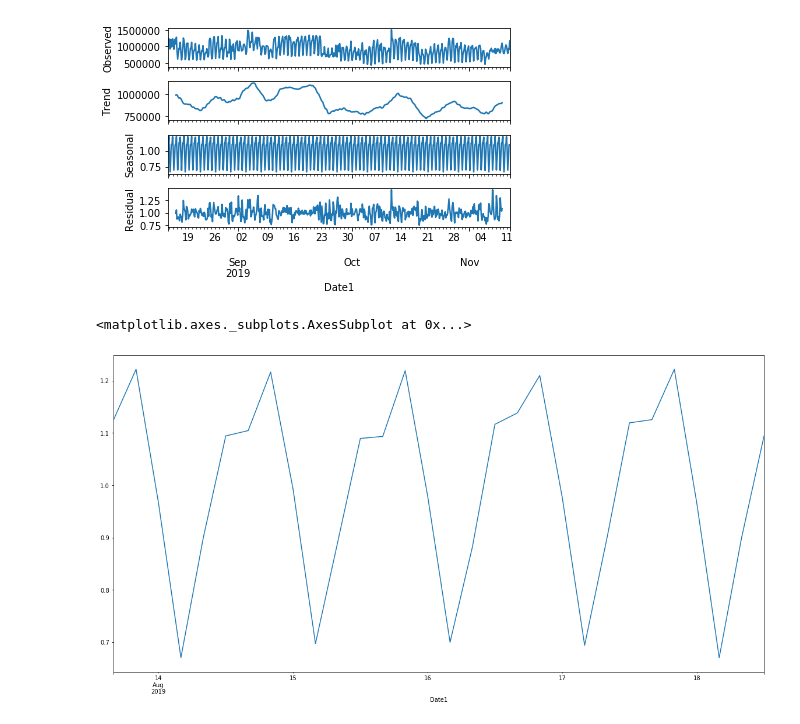
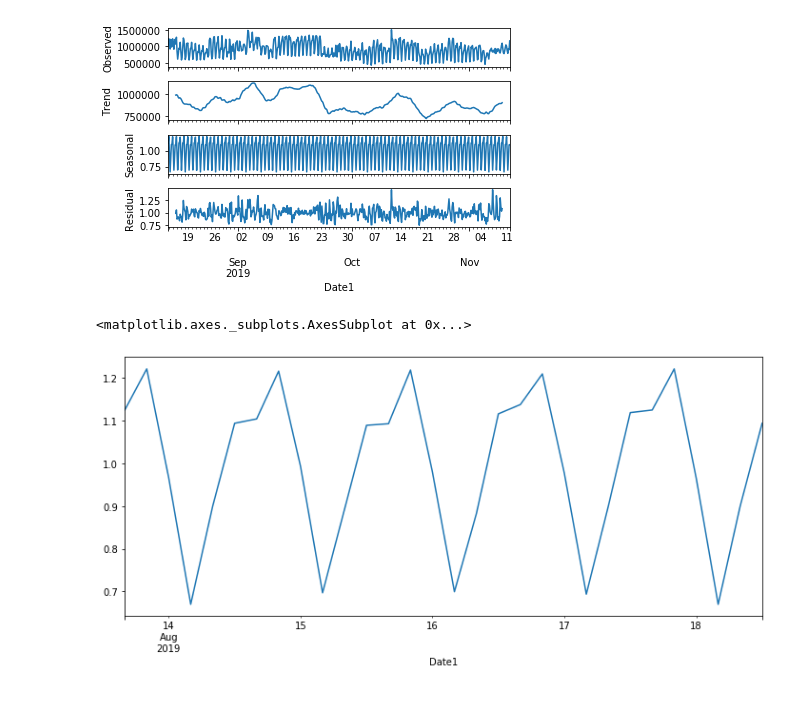
Before and after one commit to Landstein/Water-Treatment-Plant-Power-Predictions, a Jupyter notebook: Arima EDA .ipynb, the cells around one changed output. Cells and saved outputs as stored; diff of their text form; code cells hidden in the pictures.

```diff
--- a/Arima EDA .ipynb
+++ b/Arima EDA .ipynb
@@ -83,8 +83,8 @@ power_a_result.plot();
 [figure]
 # %%
 # Zoomed in  on the seasonal portion and can clearly see that there is daily seasonality.
-ax, fig = ig, ax = plt.subplots(figsize=(20, 10))
+ax, fig = ig, ax = plt.subplots(figsize=(12,5))
 power_a_result.seasonal[:30].plot()
 # %% [output]
 <matplotlib.axes._subplots.AxesSubplot at 0x...>
-[figure, old version]
+[figure, new version]
```
Also changed, not shown: parts of 25 cells of this notebook.
